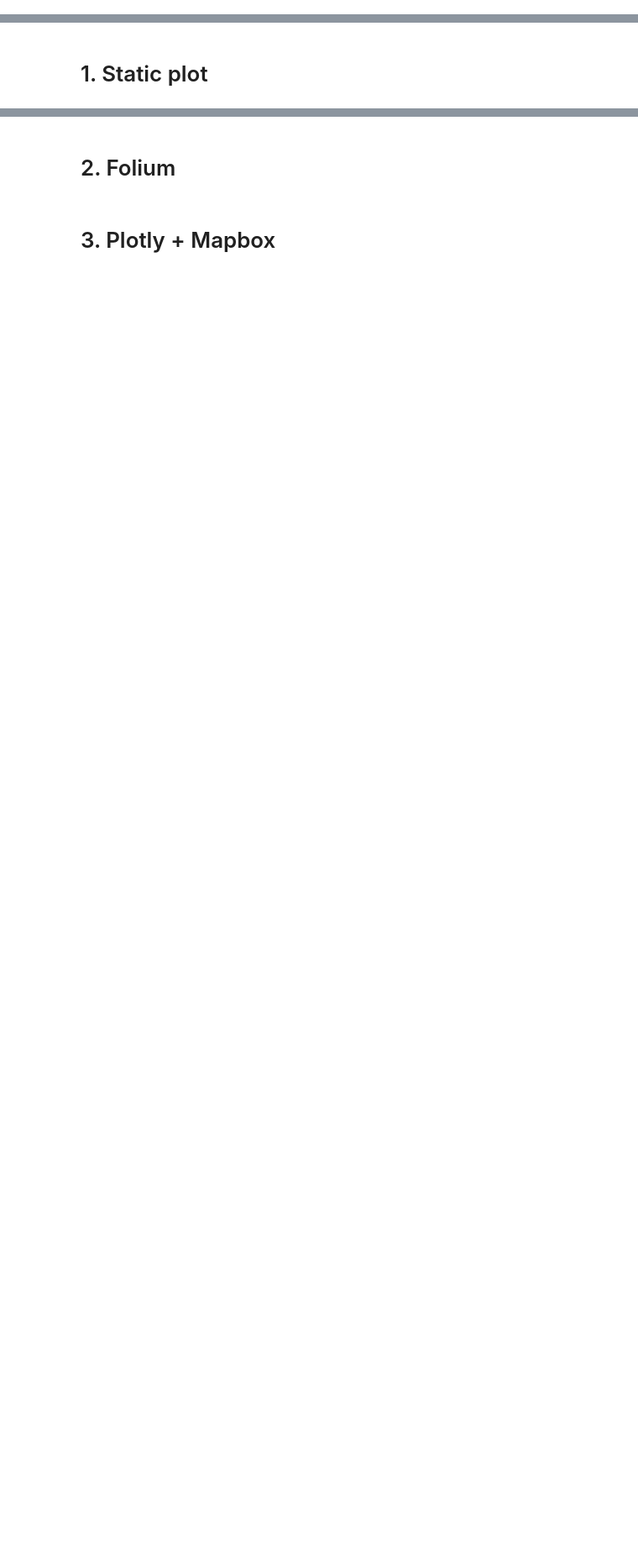
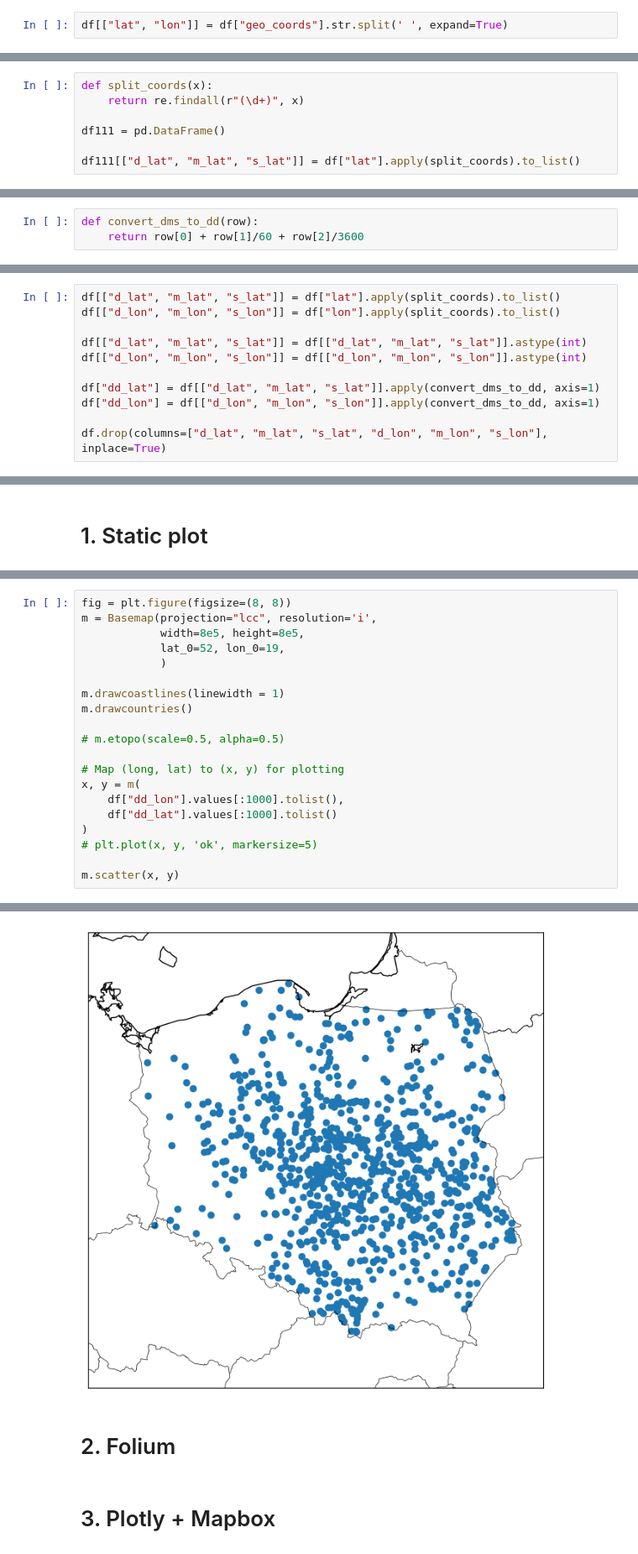
Before and after one commit to KosAqH/Cities-Visualization, a Jupyter notebook: test.ipynb, the cells around one changed output, grey strips where cells are left out. Shown at 84% size. Saved outputs shown, nothing was run; the diff lists cells and outputs as text; blank space fills up the shorter version.

Commit message:
Transform data. Visualize data as static plot

```diff
--- a/test.ipynb
+++ b/test.ipynb
@@ -184,0 +256,2 @@ KeyError: "['nazwa_główna', 'status_nazwy'] not in index"
+# %%
+df[["lat", "lon"]] = df["geo_coords"].str.split(' ', expand=True)
@@ -184,0 +289,7 @@ KeyError: "['nazwa_główna', 'status_nazwy'] not in index"
+# %%
+def split_coords(x):
+    return re.findall(r"(\d+)", x)
+
+df111 = pd.DataFrame()
+
+df111[["d_lat", "m_lat", "s_lat"]] = df["lat"].apply(split_coords).to_list()
@@ -184,0 +300,3 @@ KeyError: "['nazwa_główna', 'status_nazwy'] not in index"
+# %%
+def convert_dms_to_dd(row):
+    return row[0] + row[1]/60 + row[2]/3600
@@ -184,0 +320,11 @@ KeyError: "['nazwa_główna', 'status_nazwy'] not in index"
+# %%
+df[["d_lat", "m_lat", "s_lat"]] = df["lat"].apply(split_coords).to_list()
+df[["d_lon", "m_lon", "s_lon"]] = df["lon"].apply(split_coords).to_list()
+
+df[["d_lat", "m_lat", "s_lat"]] = df[["d_lat", "m_lat", "s_lat"]].astype(int)
+df[["d_lon", "m_lon", "s_lon"]] = df[["d_lon", "m_lon", "s_lon"]].astype(int)
+
+df["dd_lat"] = df[["d_lat", "m_lat", "s_lat"]].apply(convert_dms_to_dd, axis=1)
+df["dd_lon"] = df[["d_lon", "m_lon", "s_lon"]].apply(convert_dms_to_dd, axis=1)
+
+df.drop(columns=["d_lat", "m_lat", "s_lat", "d_lon", "m_lon", "s_lon"], inplace=True)
@@ -186,0 +368,21 @@ KeyError: "['nazwa_główna', 'status_nazwy'] not in index"
+# %%
+fig = plt.figure(figsize=(8, 8))
+m = Basemap(projection="lcc", resolution='i',
+            width=8e5, height=8e5,
+            lat_0=52, lon_0=19,
+            )
+
+m.drawcoastlines(linewidth = 1)
+m.drawcountries()
+
+# m.etopo(scale=0.5, alpha=0.5)
+
+# Map (long, lat) to (x, y) for plotting
+x, y = m(
+    df["dd_lon"].values[:1000].tolist(),
+    df["dd_lat"].values[:1000].tolist()
+)
+# plt.plot(x, y, 'ok', markersize=5)
+
+m.scatter(x, y)
+# %% [output]
@@ -187,3 +390,4 @@ KeyError: "['nazwa_główna', 'status_nazwy'] not in index"
+[figure, added]
 # %% [markdown]
 # 2. Folium
 # %% [markdown]
```
Also changed, not shown: parts of 16 cells of this notebook.
